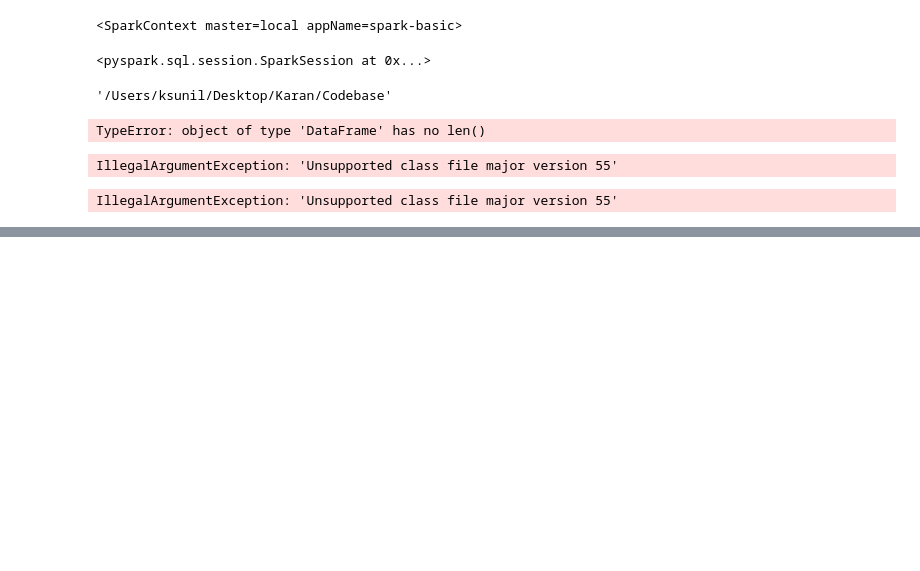
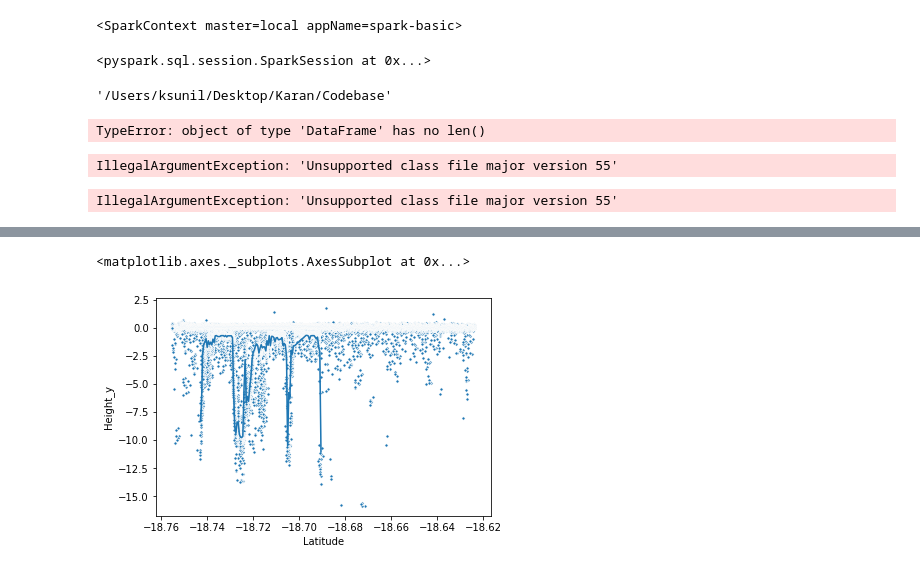
Before and after one commit to karans04/Coral-Reef-Bathymetry, a Jupyter notebook: notebooks/Pixel transform - pyspark.ipynb, the cells around one changed output, grey strips where cells are left out. Saved outputs shown, nothing was run; the diff lists cells and outputs as text; code cells hidden in the pictures; blank space fills up the shorter version.

```diff
--- a/notebooks/Pixel transform - pyspark.ipynb
+++ b/notebooks/Pixel transform - pyspark.ipynb
@@ -65,0 +123,6 @@ IllegalArgumentException: 'Unsupported class file major version 55'
+# %%
+f = water_level.get_water_level(is2)
+is2 = is2.loc[(is2.Conf_ocean == 4) | (is2.Conf_land == 4)]
+sea = f(is2.Latitude)
+mean_sea = np.mean(sea)
+is2.Height = (is2.Height - mean_sea)/1.33
@@ -65,0 +133,4 @@ IllegalArgumentException: 'Unsupported class file major version 55'
+# %%
+depth['Latitude'] = depth['Latitude'].round(4)
+depth['Longitude'] = depth['Longitude'].round(4)
+depth.head()
@@ -65,0 +144,4 @@ IllegalArgumentException: 'Unsupported class file major version 55'
+# %%
+is2['Latitude'] = is2['Latitude'].round(4)
+is2['Longitude'] = is2['Longitude'].round(4)
+is2.head()
@@ -65,0 +155,2 @@ IllegalArgumentException: 'Unsupported class file major version 55'
+# %%
+merged = is2[['Height','Latitude', 'Longitude']].merge(depth, on = ['Latitude','Longitude'],how = 'outer')
@@ -65,0 +180,7 @@ IllegalArgumentException: 'Unsupported class file major version 55'
+# %%
+fig, ax = plt.subplots()
+sns.scatterplot(x = 'Latitude', y= 'Height_x', data = merged, ax = ax, s=10)
+sns.lineplot(x = 'Latitude', y= 'Height_y', data = merged, ax = ax)
+# %% [output]
+<matplotlib.axes._subplots.AxesSubplot at 0x...>
+[figure, added]
```
Also changed, not shown: parts of 21 cells of this notebook, 5 other files.
